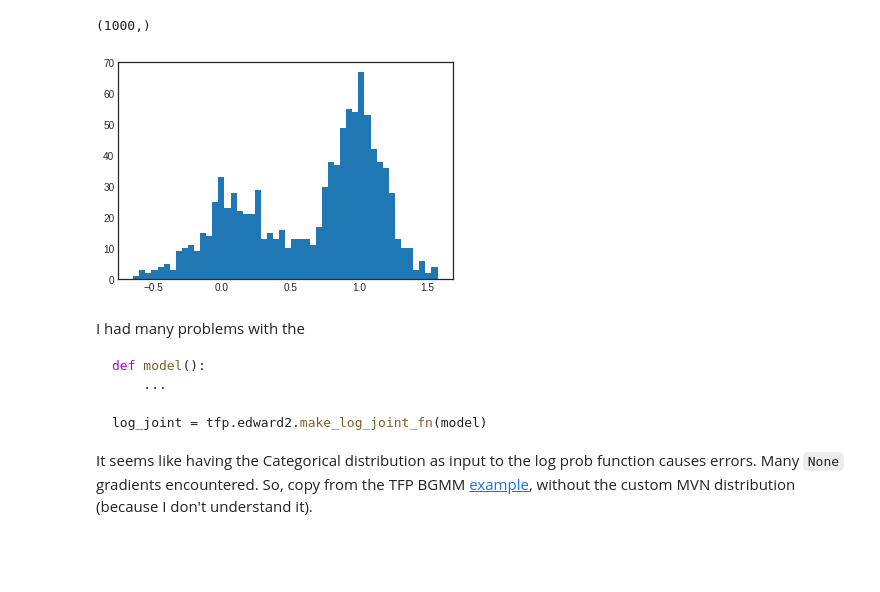
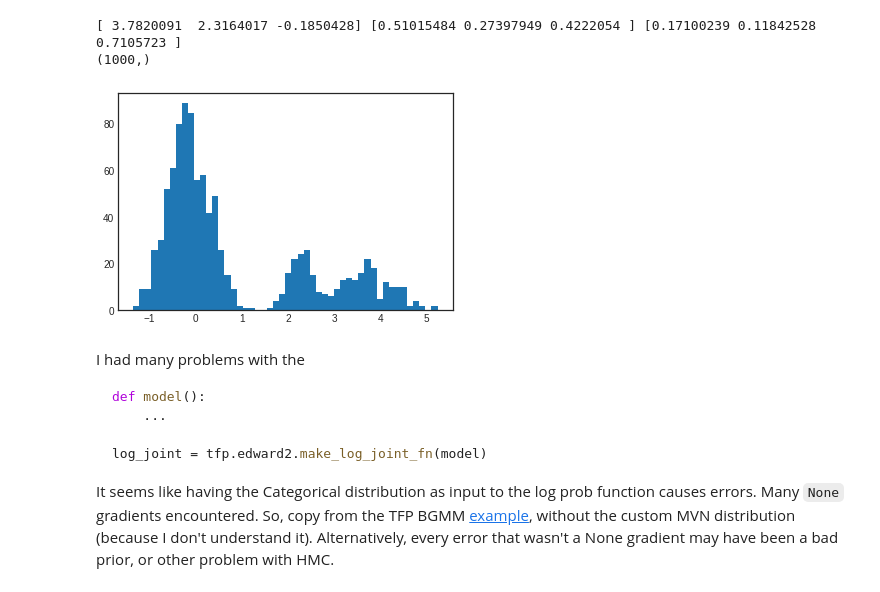
Before and after one commit to nathanin/Probabilistic-Programming-and-Bayesian-Methods-for-Hackers, a Jupyter notebook: Chapter3_MCMC/Chapter3_Mixture_model_tfp.ipynb, the cells around one changed output. Saved outputs shown, nothing was run; the diff lists cells and outputs as text; code cells hidden in the pictures; blank space fills up the shorter version.

````diff
--- a/Chapter3_MCMC/Chapter3_Mixture_model_tfp.ipynb
+++ b/Chapter3_MCMC/Chapter3_Mixture_model_tfp.ipynb
@@ -13,34 +13,41 @@ from matplotlib import pyplot as plt
 plt.style.use('seaborn-white')
 # %%
 # Generate mixture of 1D Gaussians
-components = 2
 dims = 1
 n_data = 1000
 
-# centers = tfp.distributions.Normal(loc=1., scale=2.).sample(components)
-# stds = tfp.distributions.Uniform(low=0.5, high=1.).sample(components)
-# p1 = tfp.distributions.Uniform(low=0.2, high=0.8).sample()
-# p2 = 1 - p1
+components = 3
+centers_dist = tfp.distributions.Normal(loc=0., scale=3.).sample(components)
+stds_dist = tfp.distributions.Uniform(low=0.2, high=0.7).sample(components)
+p_dist = tfp.distributions.Dirichlet(concentration=[1./components]*components).sample()
 
-centers = [0.1, 1.]
-stds = [0.3, 0.2]
-p1 = 0.4
-p2 = 1 - p1
+with tf.Session() as sess:
+    [centers, stds, p] = sess.run([centers_dist, stds_dist, p_dist])
+
+## I know these give nice results
+# components = 3
+# centers = [0.1, 1.]
+# stds = [0.3, 0.2]
+# p1 = 0.4
+# p = [p1, 1. - p1]
+
+print(centers, stds, p)
 
 dist = tfp.distributions.MixtureSameFamily(
-    mixture_distribution = tfp.distributions.Categorical(probs=[p1, p2]),
+    mixture_distribution = tfp.distributions.Categorical(probs=p),
     components_distribution = tfp.distributions.Normal(
         loc=centers,
         scale=stds))
 
 with tf.Session() as sess:
     data = sess.run(dist.sample(n_data))
 
 print(data.shape)
 _ = plt.hist(data, bins=50)
 # %% [output]
+[ 3.7820091  2.3164017 -0.1850428] [0.51015484 0.27397949 0.4222054 ] [0.17100239 0.11842528 0.7105723 ]
 (1000,)
-[figure, old version]
+[figure, new version]
 # %% [markdown]
 I had many problems with the
 ``` python
@@ -51,6 +58,6 @@ log_joint = tfp.edward2.make_log_joint_fn(model)
 ```
 It seems like having the Categorical distribution as input to the log prob function causes errors.
 Many `None` gradients encountered.
-So, copy from the TFP BGMM [example](https://github.com/tensorflow/probability/blob/master/tensorflow_probability/examples/jupyter_notebooks/Bayesian_Gaussian_Mixture_Model.ipynb), without the custom MVN distribution (because I don't understand it).
+So, copy from the TFP BGMM [example](https://github.com/tensorflow/probability/blob/master/tensorflow_probability/examples/jupyter_notebooks/Bayesian_Gaussian_Mixture_Model.ipynb), without the custom MVN distribution (because I don't understand it). Alternatively, every error that wasn't a None gradient may have been a bad prior, or other problem with HMC.
 # %%
 rv_p = tfp.distributions.Dirichlet(name='p', concentration=[1./components]*components)
````
Also changed, not shown: parts of 8 cells of this notebook.
